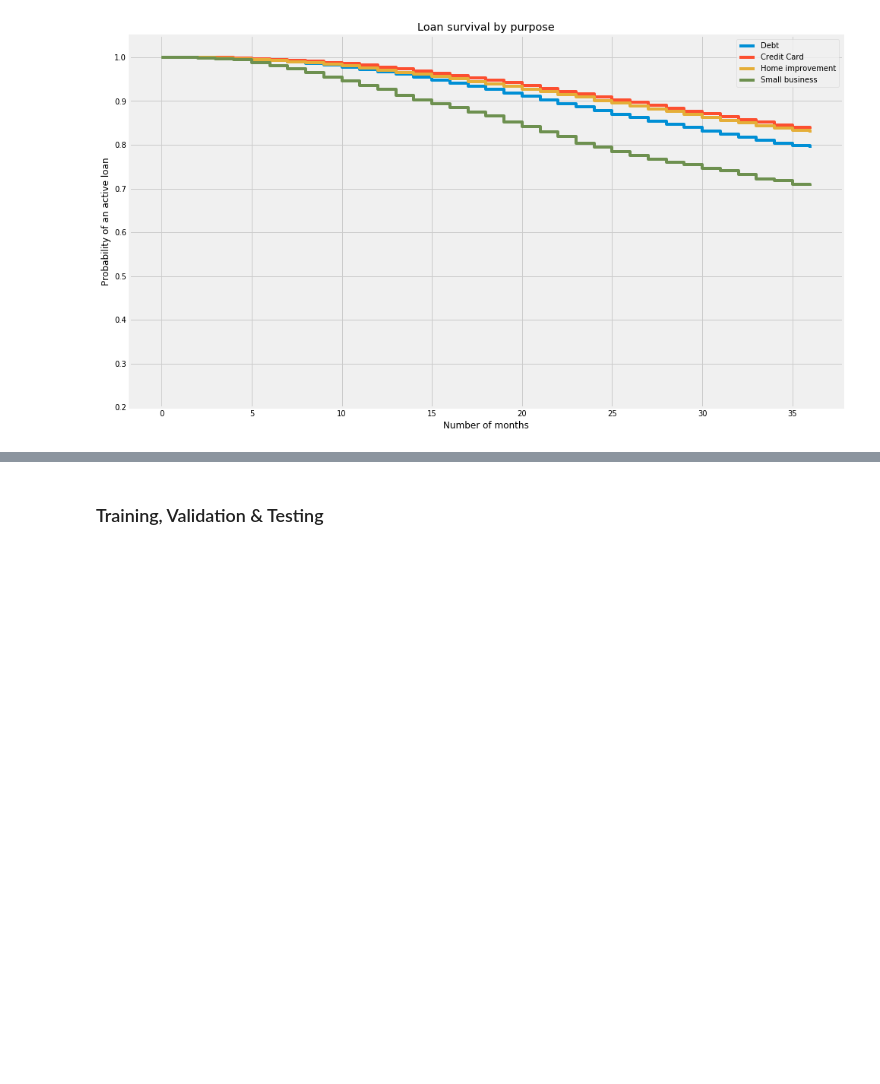
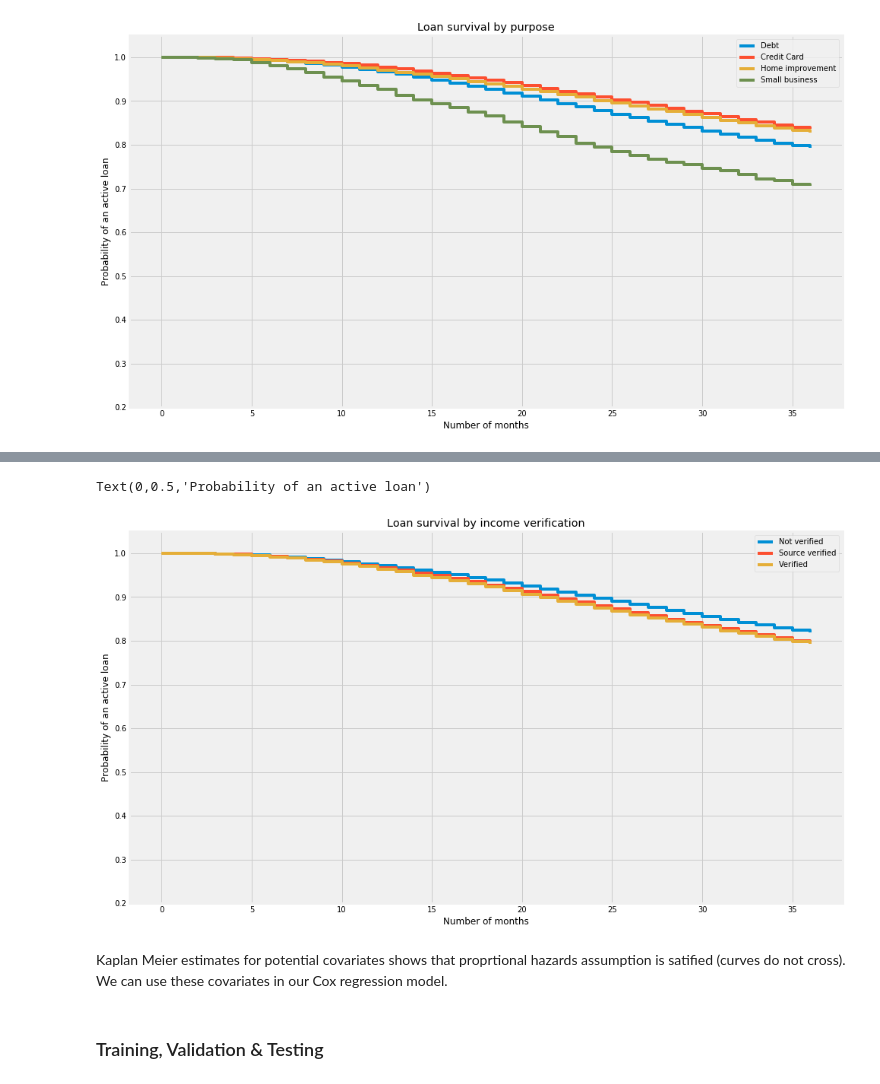
Before and after one commit to iyer-karthik/Insight-project, a Jupyter notebook: survival.ipynb, the cells around one changed output, grey strips where cells are left out. Cells and saved outputs as stored; diff of their text form; code cells hidden in the pictures; blank space fills up the shorter version.

```diff
--- a/survival.ipynb
+++ b/survival.ipynb
@@ -390,3 +430,29 @@ Text(0,0.5,'Probability of an active loan')
+# %%
+### Plot survival time by loan purpose
+plt.figure(figsize=(15, 9))
+ax = plt.subplot(111)
+
+a = df_copy["verification_status"] == "Not Verified"
+kmf.fit(T[a], event_observed=E[a], label="Not verified")
+kmf.plot_survival_function_(ax=ax, ci_force_lines=False, ci_show=False)
+
+b = df_copy["verification_status"] == "Source Verified"
+kmf.fit(T[b], event_observed=E[b], label="Source verified")
+kmf.plot(ax=ax, ci_force_lines=False, ci_show=False)
+
+c = df_copy["verification_status"] == "Verified"
+kmf.fit(T[c], event_observed=E[c], label="Verified")
+kmf.plot(ax=ax, ci_force_lines=False, ci_show=False)
+
+plt.ylim(0.2, 1.05);
+plt.title("Loan survival by income verification")
+plt.xlabel('Number of months')
+plt.ylabel('Probability of an active loan')
+# %% [output]
+Text(0,0.5,'Probability of an active loan')
+[figure, added]
+# %% [markdown]
+Kaplan Meier estimates for potential covariates shows that proprtional hazards assumption is satified (curves do not cross). We can use these covariates in our Cox regression model.
 # %% [markdown]
 ### Training, Validation & Testing <a id='training'></a>
 # %% [markdown]
```
Also changed, not shown: parts of 5 cells of this notebook.
